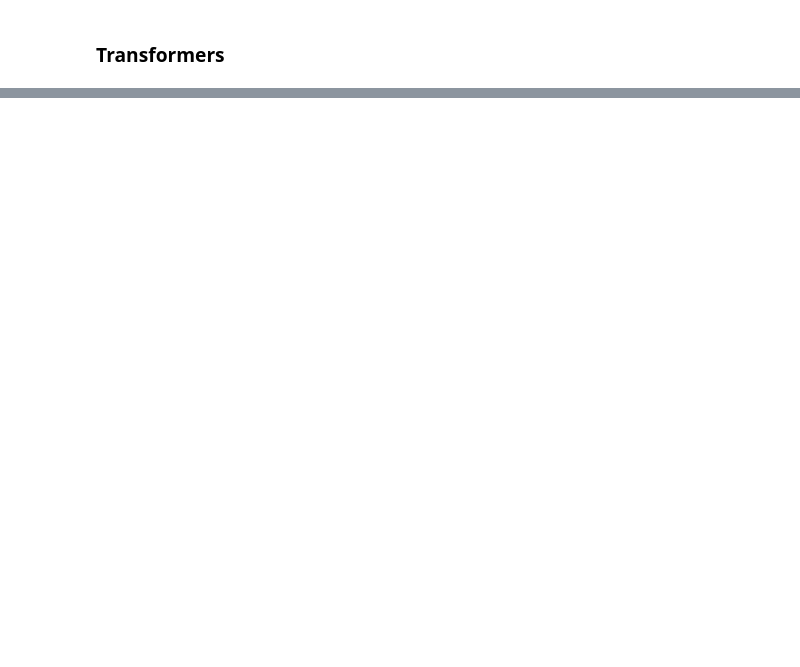
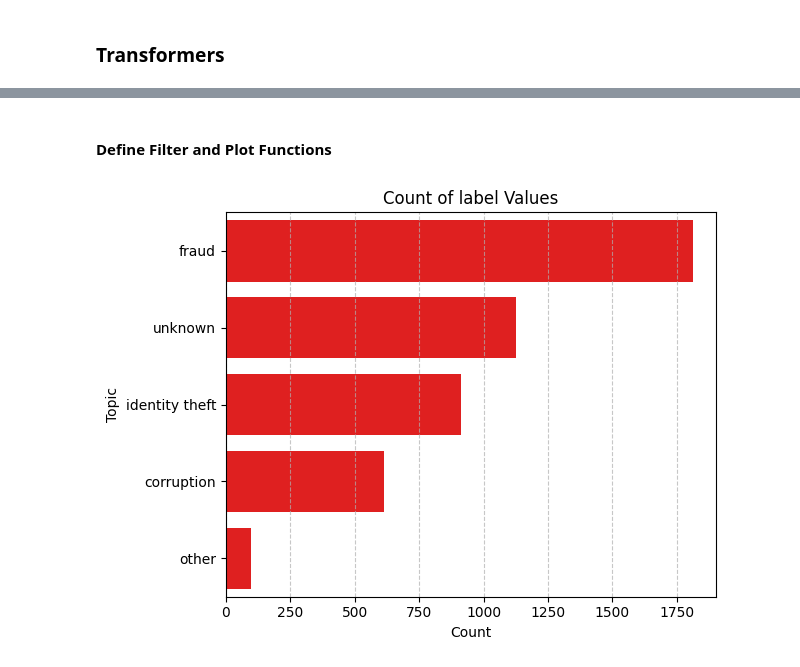
Before and after one commit to D0men1c0/Evolution-of-criminal-language, a Jupyter notebook: project.ipynb, the cells around one changed output, grey strips where cells are left out. Drawn from its saved outputs; the diff is of its cells as text; code cells hidden in the pictures; blank space fills up the shorter version.

```diff
--- a/project.ipynb
+++ b/project.ipynb
@@ -1187,0 +1118,3 @@ labelBERT(text_list_preprocessed, "labelProcessedBert2")
+# %%
+df_text = pd.read_csv("labelTextBert2.csv", sep="|")
+df_text
@@ -1187,0 +1152,34 @@ labelBERT(text_list_preprocessed, "labelProcessedBert2")
+# %% [markdown]
+#### Define Filter and Plot Functions
+# %%
+def filterProbability(df, probability=0.20):
+    df.loc[df['probability'] < probability, 'label_predict'] = 'unknown'
+    return df
+
+def summarizeLabel(df):
+    label_counts = df['label_predict'].value_counts()
+    top_5_labels = label_counts.index[:4]
+    df.loc[~df['label_predict'].isin(top_5_labels), 'label_predict'] = 'other'
+    return df
+
+def plotBarTopic(df):
+    value_counts_text = df["label_predict"].value_counts()
+    sns.barplot(x=value_counts_text.values, y=value_counts_text.index, color='red')
+    plt.title('Count of label Values')
+    plt.xlabel('Count')
+    plt.ylabel('Topic')
+    plt.grid(axis='x', linestyle='--', alpha=0.7)
+    plt.tight_layout()
+
+def plotPieTopic(df):
+    value_counts_text = df["label_predict"].value_counts()
+    plt.pie(value_counts_text, labels=value_counts_text.index, autopct='%1.1f%%')
+    plt.title('Distribution of label values')
+    plt.axis('equal');
+# %%
+df_text = summarizeLabel(filterProbability(df_text))
+df_processed = summarizeLabel(filterProbability(df_processed))
+# %%
+plotBarTopic(df_text)
+# %% [output]
+[figure, added]
```
Also changed, not shown: parts of 76 cells of this notebook.
